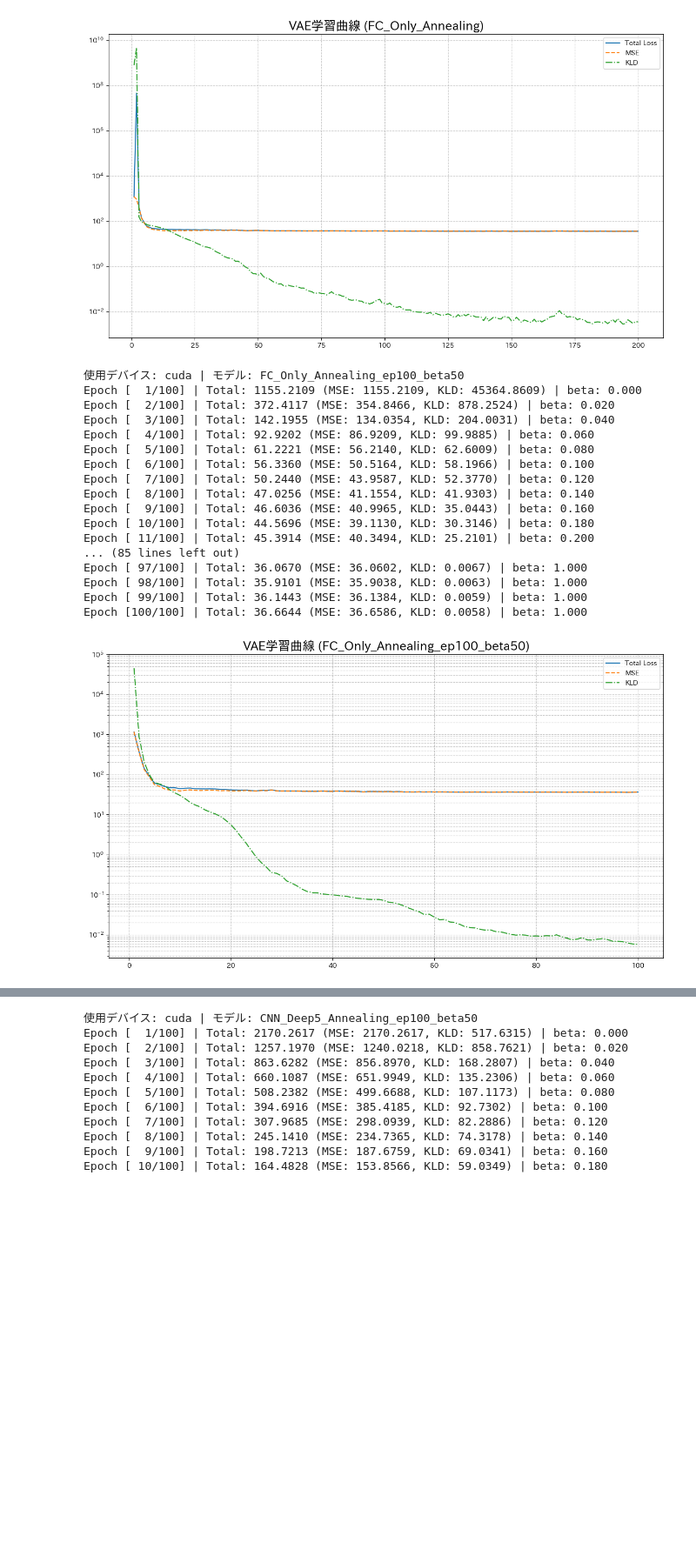
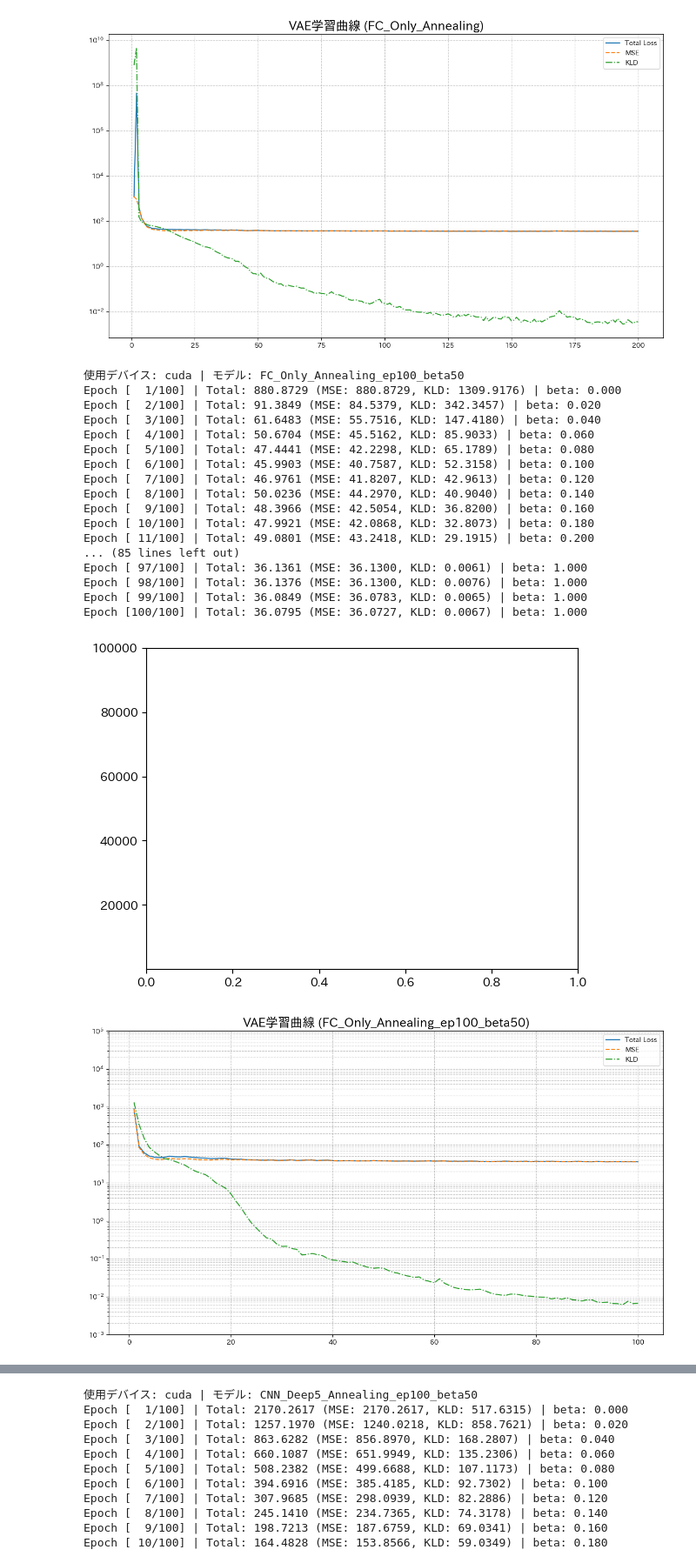
Before and after one commit to tokiyaokoshi/image-anomaly-detection, a Jupyter notebook: code/build_vae_model.ipynb, the cells around one changed output, grey strips where cells are left out. Shown at 87% size. Saved outputs shown, nothing was run; the diff lists cells and outputs as text; code cells hidden in the pictures; blank space fills up the shorter version.

```diff
--- a/code/build_vae_model.ipynb
+++ b/code/build_vae_model.ipynb
@@ -181,7 +181,7 @@ try:
     import japanize_matplotlib
 except ImportError:
     plt.rcParams['font.family'] = 'MS Gothic'
-
+plt.ylim(1e-3, 1e5)
 # =====================================================================
 # 1. データセットと前処理
 # =====================================================================
@@ -246,8 +246,8 @@ def vae_loss(recon_x, x, mu, logvar, beta=1.0):
 # 3. 学習ループ
 # =====================================================================
 if __name__ == "__main__":
-    DATA_DIR = r"/home/okoshi/my_GItHub/image-anomaly-detection/data/bottle"
-    SAVE_DIR = "saved_models"
+    DATA_DIR = "/home/okoshi/my_GItHub/image-anomaly-detection/data/bottle"
+    SAVE_DIR = "/home/okoshi/my_GItHub/image-anomaly-detection/saved_models"
     MODEL_NAME = "FC_Only_Annealing_ep100_beta50"
     dataset = MVTecTrainDataset(DATA_DIR, transform=transform)
     dataloader = DataLoader(dataset, batch_size=32, shuffle=True)
@@ -286,49 +286,51 @@ if __name__ == "__main__":
 
         avg_mse = train_mse / len(dataset)
         avg_kld = train_kld / len(dataset)
         avg_total = train_total / len(dataset)
 
         mse_history.append(avg_mse)
         kld_history.append(avg_kld)
         total_loss_history.append(avg_total)
 
         print(f"Epoch [{epoch+1:3d}/{epochs}] | Total: {avg_total:.4f} (MSE: {avg_mse:.4f}, KLD: {avg_kld:.4f}) | beta: {beta:.3f}")
 
     # 保存処理
     save_path = Path(SAVE_DIR)
     save_path.mkdir(parents=True, exist_ok=True)
     torch.save(model.state_dict(), save_path / f"vae_{MODEL_NAME}_128.pth")
 
     plt.figure(figsize=(12, 7))
     plt.plot(range(1, epochs + 1), total_loss_history, label='Total Loss')
     plt.plot(range(1, epochs + 1), mse_history, linestyle='--', label='MSE')
     plt.plot(range(1, epochs + 1), kld_history, linestyle='-.', label='KLD')
     plt.title(f'VAE学習曲線 ({MODEL_NAME})', fontsize=18, fontweight='bold')
     plt.yscale('log')
+    plt.ylim(1e-3, 1e5)
     plt.grid(True, which="both", linestyle='--', alpha=0.7)
     plt.legend()
     plt.tight_layout()
     plt.savefig(save_path / f"loss_curve_{MODEL_NAME}.png")
     plt.show()
 # %% [output]
 使用デバイス: cuda | モデル: FC_Only_Annealing_ep100_beta50
-Epoch [  1/100] | Total: 1155.2109 (MSE: 1155.2109, KLD: 45364.8609) | beta: 0.000
-Epoch [  2/100] | Total: 372.4117 (MSE: 354.8466, KLD: 878.2524) | beta: 0.020
-Epoch [  3/100] | Total: 142.1955 (MSE: 134.0354, KLD: 204.0031) | beta: 0.040
-Epoch [  4/100] | Total: 92.9202 (MSE: 86.9209, KLD: 99.9885) | beta: 0.060
-Epoch [  5/100] | Total: 61.2221 (MSE: 56.2140, KLD: 62.6009) | beta: 0.080
-Epoch [  6/100] | Total: 56.3360 (MSE: 50.5164, KLD: 58.1966) | beta: 0.100
-Epoch [  7/100] | Total: 50.2440 (MSE: 43.9587, KLD: 52.3770) | beta: 0.120
-Epoch [  8/100] | Total: 47.0256 (MSE: 41.1554, KLD: 41.9303) | beta: 0.140
-Epoch [  9/100] | Total: 46.6036 (MSE: 40.9965, KLD: 35.0443) | beta: 0.160
-Epoch [ 10/100] | Total: 44.5696 (MSE: 39.1130, KLD: 30.3146) | beta: 0.180
-Epoch [ 11/100] | Total: 45.3914 (MSE: 40.3494, KLD: 25.2101) | beta: 0.200
+Epoch [  1/100] | Total: 880.8729 (MSE: 880.8729, KLD: 1309.9176) | beta: 0.000
+Epoch [  2/100] | Total: 91.3849 (MSE: 84.5379, KLD: 342.3457) | beta: 0.020
+Epoch [  3/100] | Total: 61.6483 (MSE: 55.7516, KLD: 147.4180) | beta: 0.040
+Epoch [  4/100] | Total: 50.6704 (MSE: 45.5162, KLD: 85.9033) | beta: 0.060
+Epoch [  5/100] | Total: 47.4441 (MSE: 42.2298, KLD: 65.1789) | beta: 0.080
+Epoch [  6/100] | Total: 45.9903 (MSE: 40.7587, KLD: 52.3158) | beta: 0.100
+Epoch [  7/100] | Total: 46.9761 (MSE: 41.8207, KLD: 42.9613) | beta: 0.120
+Epoch [  8/100] | Total: 50.0236 (MSE: 44.2970, KLD: 40.9040) | beta: 0.140
+Epoch [  9/100] | Total: 48.3966 (MSE: 42.5054, KLD: 36.8200) | beta: 0.160
+Epoch [ 10/100] | Total: 47.9921 (MSE: 42.0868, KLD: 32.8073) | beta: 0.180
+Epoch [ 11/100] | Total: 49.0801 (MSE: 43.2418, KLD: 29.1915) | beta: 0.200
 ... (85 lines left out)
-Epoch [ 97/100] | Total: 36.0670 (MSE: 36.0602, KLD: 0.0067) | beta: 1.000
-Epoch [ 98/100] | Total: 35.9101 (MSE: 35.9038, KLD: 0.0063) | beta: 1.000
-Epoch [ 99/100] | Total: 36.1443 (MSE: 36.1384, KLD: 0.0059) | beta: 1.000
-Epoch [100/100] | Total: 36.6644 (MSE: 36.6586, KLD: 0.0058) | beta: 1.000
+Epoch [ 97/100] | Total: 36.1361 (MSE: 36.1300, KLD: 0.0061) | beta: 1.000
+Epoch [ 98/100] | Total: 36.1376 (MSE: 36.1300, KLD: 0.0076) | beta: 1.000
+Epoch [ 99/100] | Total: 36.0849 (MSE: 36.0783, KLD: 0.0065) | beta: 1.000
+Epoch [100/100] | Total: 36.0795 (MSE: 36.0727, KLD: 0.0067) | beta: 1.000
-[figure, old version]
+[figure, new version]
+[figure, added]
 # %%
 # FC_Onlyの可視化
 import matplotlib.pyplot as plt
```
Also changed, not shown: parts of 4 cells of this notebook, 4 other files.
